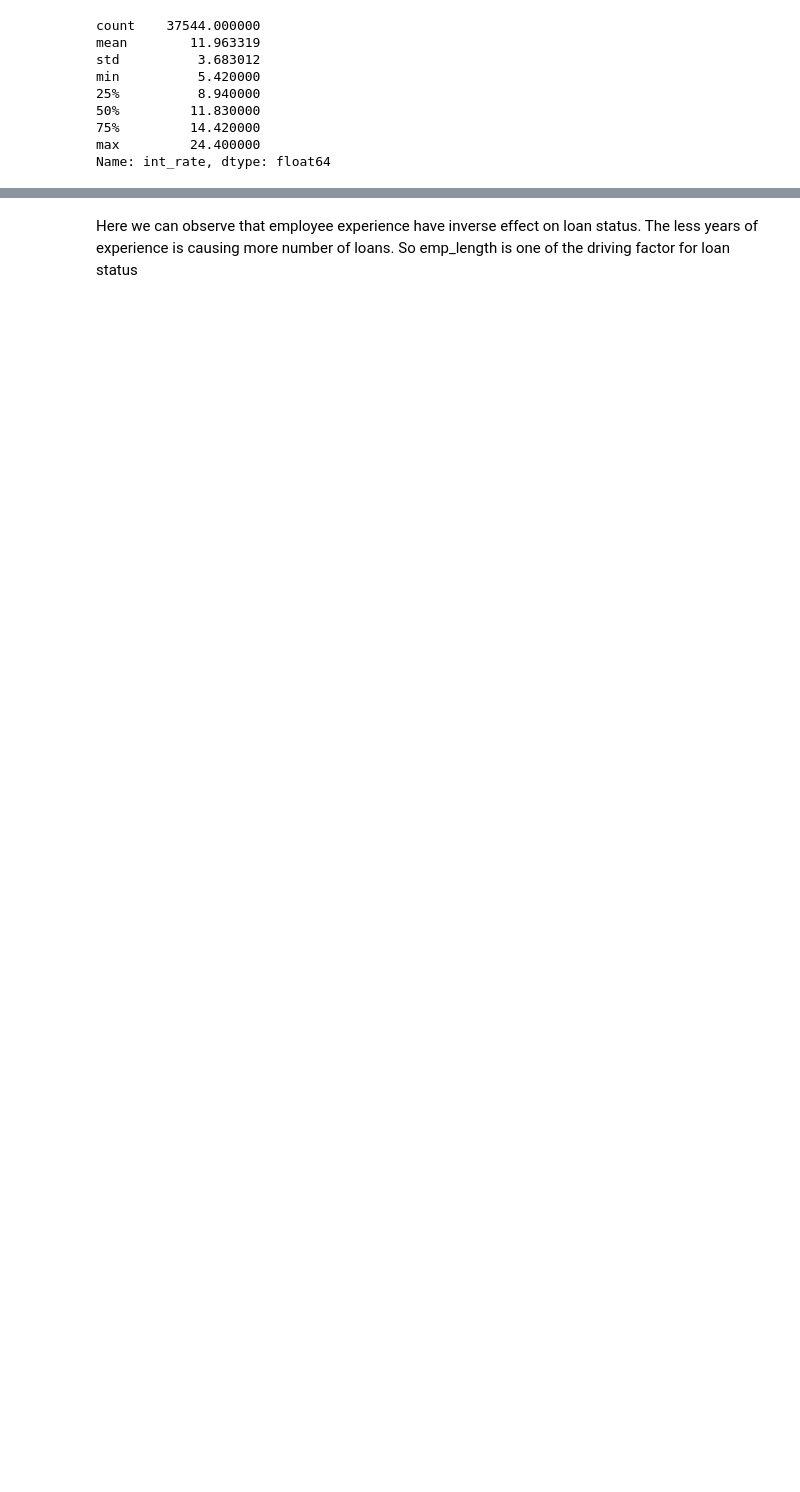
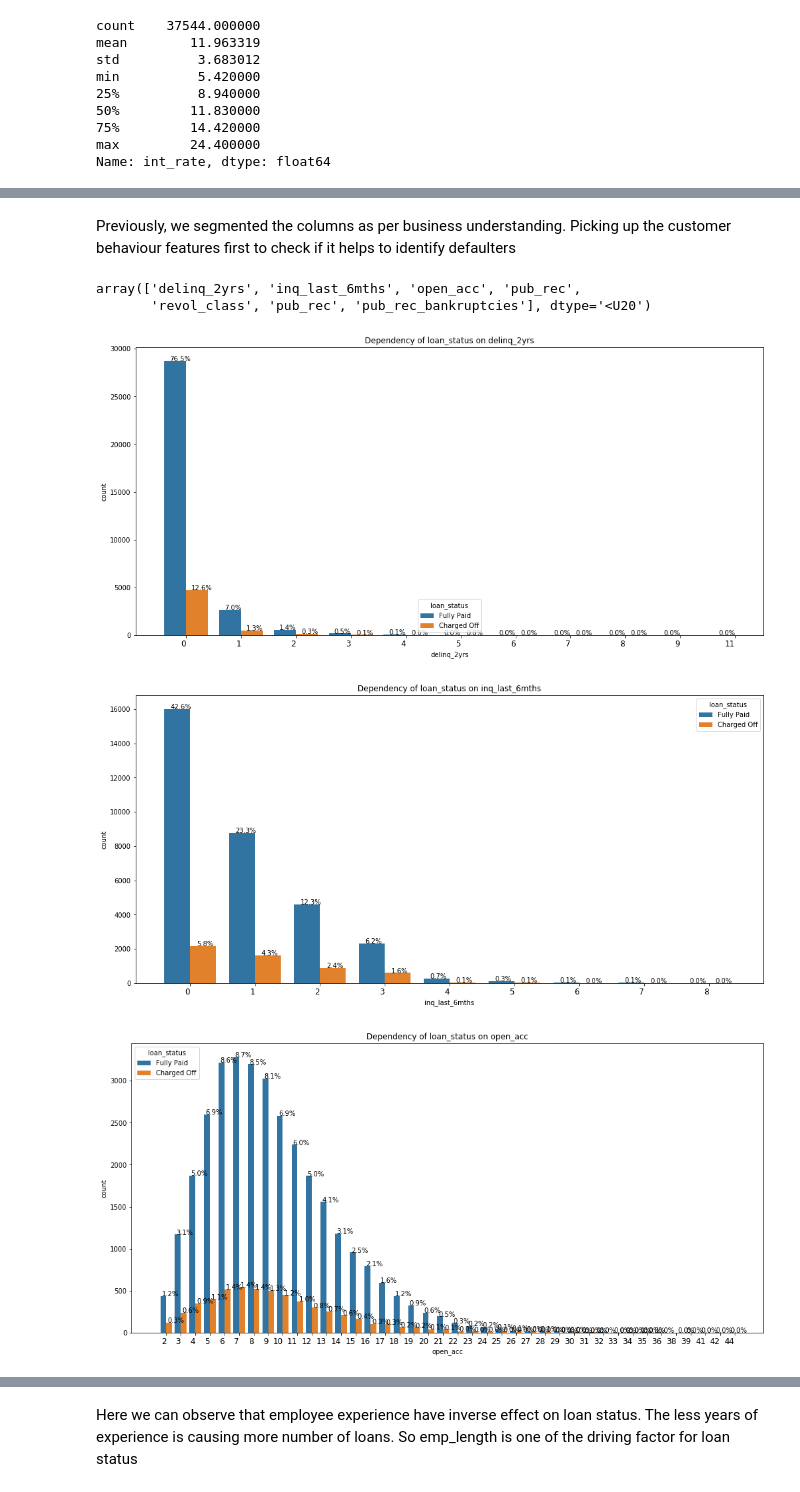
Before and after one commit to bakhortech/LendingClubCaseStudy, a Jupyter notebook: LendingClubCS.ipynb, the cells around one changed output, grey strips where cells are left out. Saved outputs shown, nothing was run; the diff lists cells and outputs as text; code cells hidden in the pictures; blank space fills up the shorter version.

```diff
--- a/LendingClubCS.ipynb
+++ b/LendingClubCS.ipynb
@@ -459,0 +558,18 @@ Grade A & B loans are mostly chosen
+# %% [markdown]
+Previously, we segmented the columns as per business understanding. Picking up the customer behaviour features first to check if it helps to identify defaulters
+# %%
+#replacing revol_util with revol_class
+df_bhvr=np.asarray(df_bhvr)
+df_bhvr[df_bhvr=='revol_util']='revol_class'
+df_bhvr
+# %% [output]
+array(['delinq_2yrs', 'inq_last_6mths', 'open_acc', 'pub_rec',
+       'revol_class', 'pub_rec', 'pub_rec_bankruptcies'], dtype='<U20')
+# %%
+#sns.countplot(x=df.issue_year,hue=df.loan_status,data=df)
+for i in df_bhvr :
+    countplot(df[i],"Dependency of loan_status on "+i,df.loan_status,None,0,df)
+# %% [output]
+[figure, added]
+[figure, added]
+[figure, added]
```
Also changed, not shown: parts of 76 cells of this notebook.
